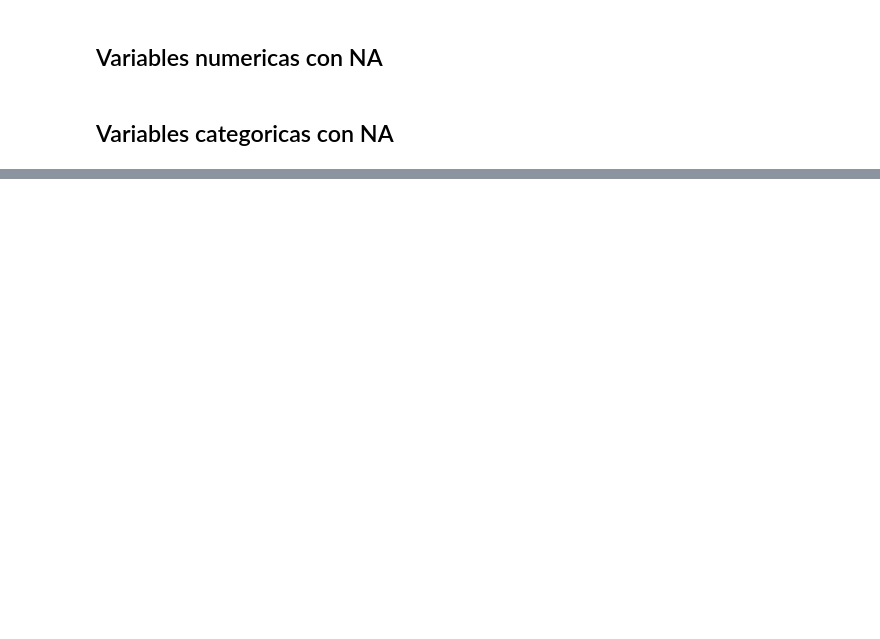
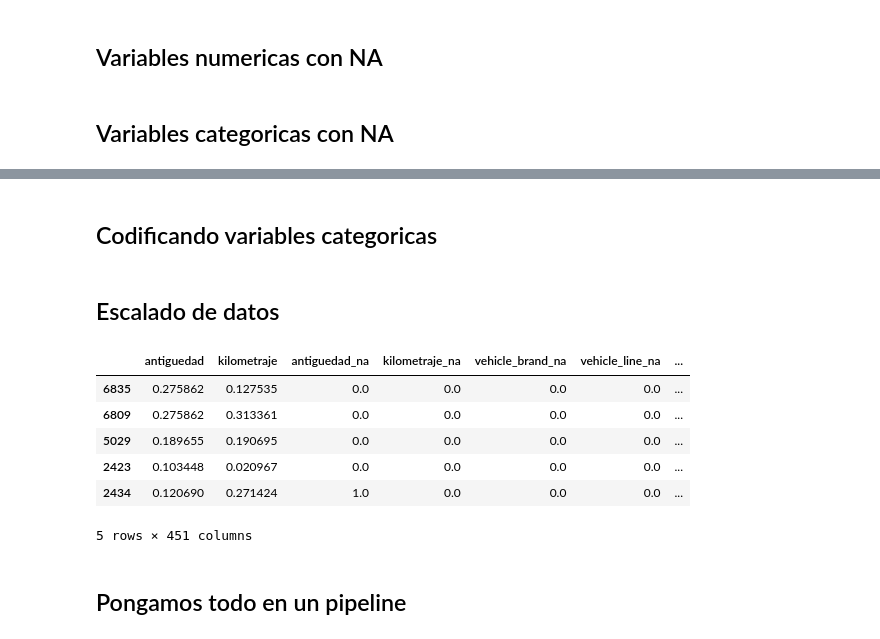
Before and after one commit to Wilmar3752/python_basic_ds_course, a Jupyter notebook: notebooks/3.feature_engineering.ipynb, the cells around one changed output, grey strips where cells are left out. Drawn from its saved outputs; the diff is of its cells as text; code cells hidden in the pictures; blank space fills up the shorter version.

```diff
--- a/notebooks/3.feature_engineering.ipynb
+++ b/notebooks/3.feature_engineering.ipynb
@@ -58,0 +103,12 @@ X_train_transformed.head()
+# %%
+rare_encoder = RareLabelEncoder(tol=0.001, variables=cat_vars.tolist(), n_categories=1)
+rare_encoder.fit(X_train_transformed)
+X_train_transformed = rare_encoder.transform(X_train_transformed)
+X_train_transformed.head()
+# %% [markdown]
+## Codificando variables categoricas
+# %%
+one_hot = OneHotEncoder(variables=cat_vars.tolist(), drop_last=True)
+## averiguar que otros metodos de codificacion existen y aplicar el que mas les guste
+one_hot.fit(X_train_transformed)
+X_train_transformed = one_hot.transform(X_train_transformed)
@@ -58,0 +118,18 @@ X_train_transformed.head()
+# %% [markdown]
+## Escalado de datos
+# %%
+scaler = SklearnTransformerWrapper(transformer=MinMaxScaler())
+scaler.fit(X_train_transformed)
+X_train_transformed = scaler.transform(X_train_transformed)
+# %%
+X_train_transformed.head()
+# %% [output]
+|  | antiguedad | kilometraje | antiguedad_na | kilometraje_na | vehicle_brand_na | vehicle_line_na | ... |
+| 6835 | 0.275862 | 0.127535 | 0.0 | 0.0 | 0.0 | 0.0 | ... |
+| 6809 | 0.275862 | 0.313361 | 0.0 | 0.0 | 0.0 | 0.0 | ... |
+| 5029 | 0.189655 | 0.190695 | 0.0 | 0.0 | 0.0 | 0.0 | ... |
+| 2423 | 0.103448 | 0.020967 | 0.0 | 0.0 | 0.0 | 0.0 | ... |
+| 2434 | 0.120690 | 0.271424 | 1.0 | 0.0 | 0.0 | 0.0 | ... |
+5 rows × 451 columns
+# %% [markdown]
+## Pongamos todo en un pipeline
```
Also changed, not shown: parts of 15 cells of this notebook, 3 other files.
